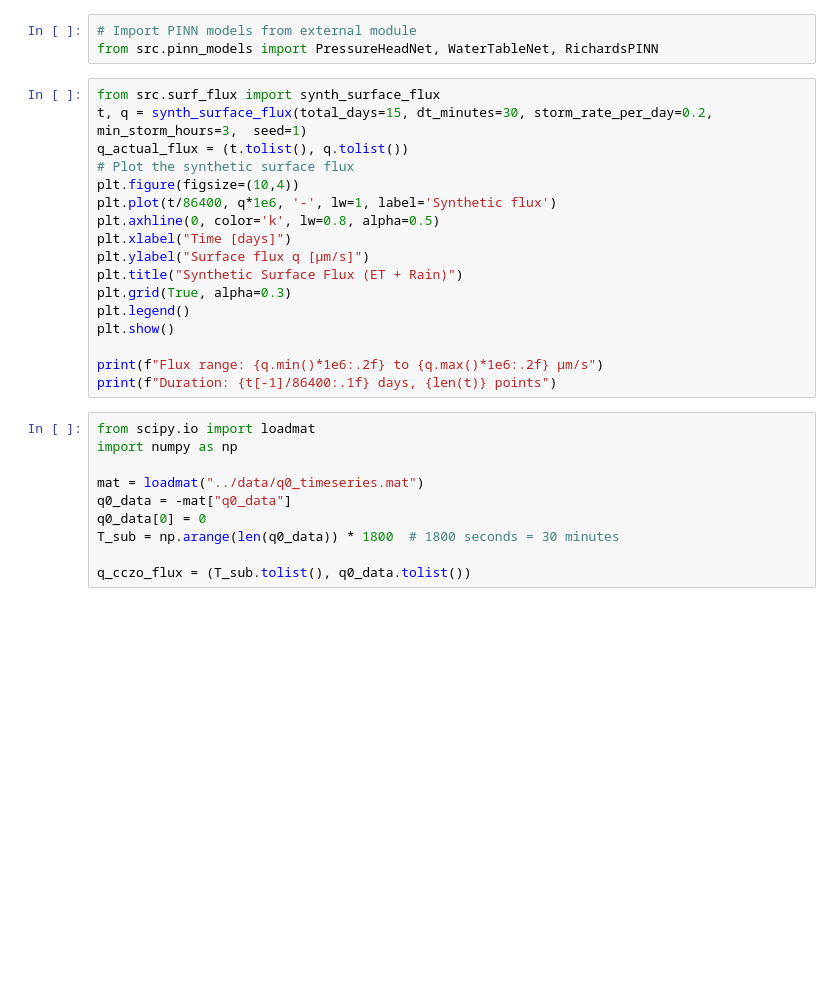
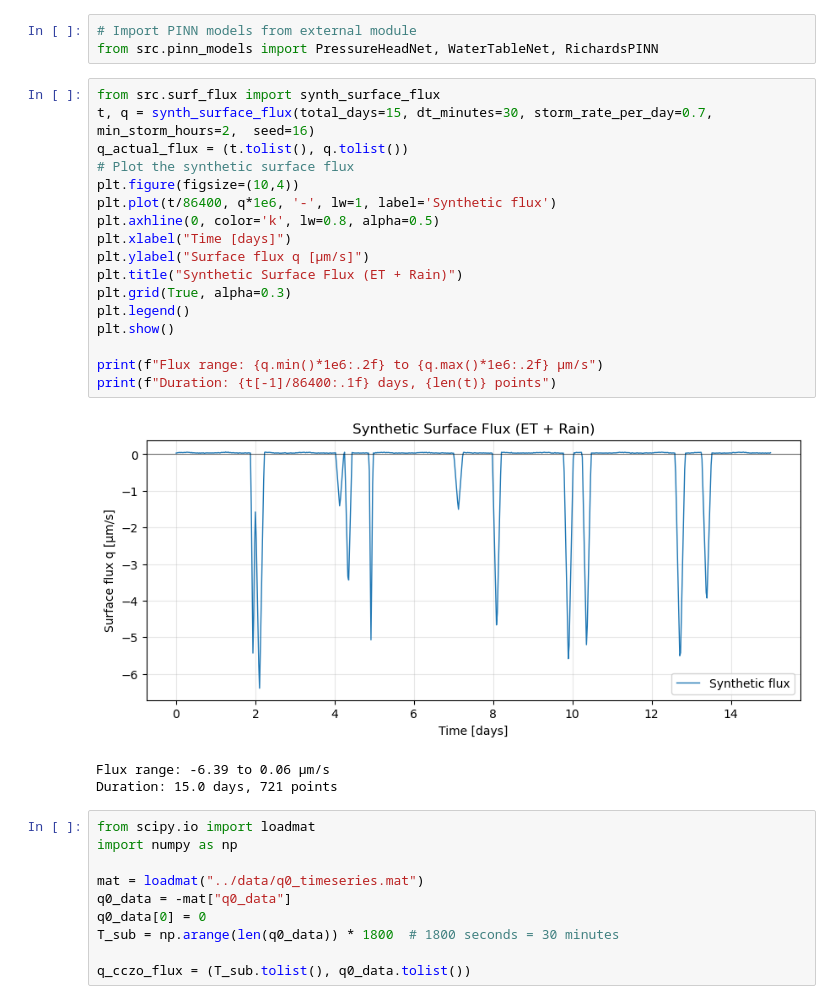
Before and after one commit to WqgJing/SMAP-Recharge-Flux, a Jupyter notebook: notebooks/forward_pinn.ipynb, the cells around one changed output. Cells and saved outputs as stored; diff of their text form; blank space fills up the shorter version.

```diff
--- a/notebooks/forward_pinn.ipynb
+++ b/notebooks/forward_pinn.ipynb
@@ -33,21 +36,25 @@ from src.normalization_helper import NormalizationHelper
 from src.pinn_models import PressureHeadNet, WaterTableNet, RichardsPINN
 # %%
 from src.surf_flux import synth_surface_flux
-t, q = synth_surface_flux(total_days=15, dt_minutes=30, storm_rate_per_day=0.2, min_storm_hours=3,  seed=1)
+t, q = synth_surface_flux(total_days=15, dt_minutes=30, storm_rate_per_day=0.7, min_storm_hours=2,  seed=16)
 q_actual_flux = (t.tolist(), q.tolist())
 # Plot the synthetic surface flux
 plt.figure(figsize=(10,4))
 plt.plot(t/86400, q*1e6, '-', lw=1, label='Synthetic flux')
 plt.axhline(0, color='k', lw=0.8, alpha=0.5)
 plt.xlabel("Time [days]")
 plt.ylabel("Surface flux q [μm/s]")
 plt.title("Synthetic Surface Flux (ET + Rain)")
 plt.grid(True, alpha=0.3)
 plt.legend()
 plt.show()
 
 print(f"Flux range: {q.min()*1e6:.2f} to {q.max()*1e6:.2f} μm/s")
 print(f"Duration: {t[-1]/86400:.1f} days, {len(t)} points")
+# %% [output]
+[figure, added]
+Flux range: -6.39 to 0.06 μm/s
+Duration: 15.0 days, 721 points
 # %%
 from scipy.io import loadmat
 import numpy as np
```
Also changed, not shown: parts of 6 cells of this notebook, 5 other files.
